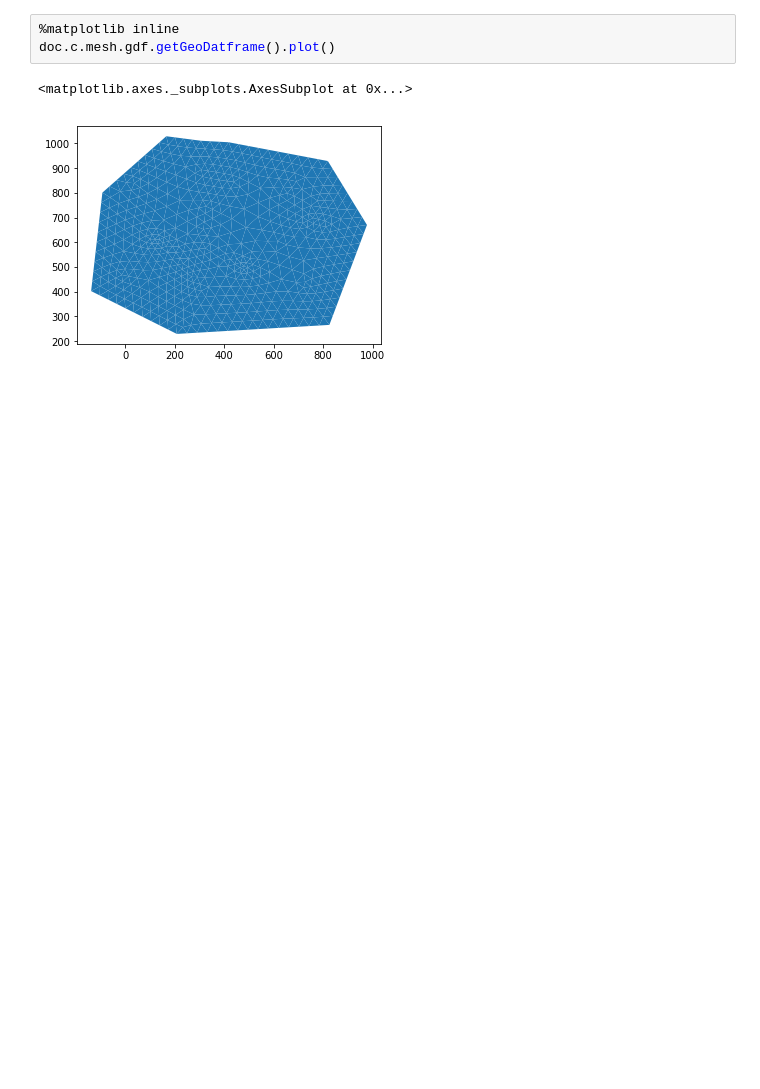
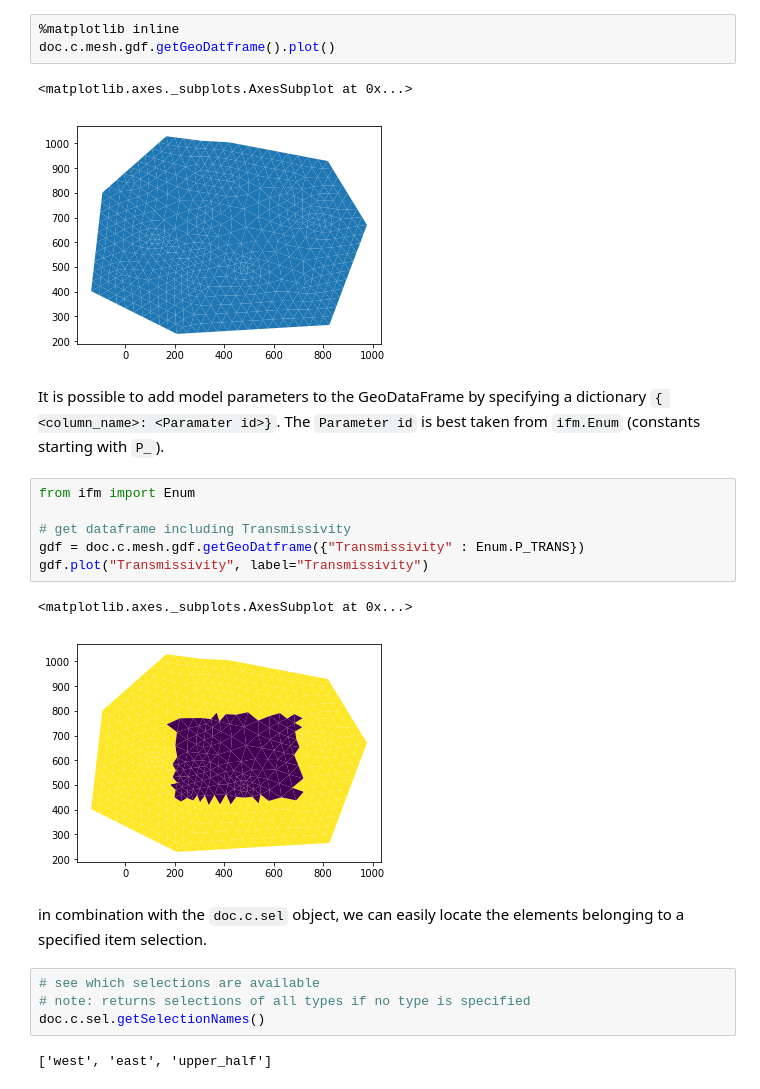
Before and after one commit to red5alex/ifm_contrib, a Jupyter notebook: doc/Notebooks/pandas-mesh-and-selections.ipynb, the cells around one changed output. Saved outputs shown, nothing was run; the diff lists cells and outputs as text; blank space fills up the shorter version.

Commit message:
added examples of mesh.gdf functionality to notebooks

```diff
--- a/doc/Notebooks/pandas-mesh-and-selections.ipynb
+++ b/doc/Notebooks/pandas-mesh-and-selections.ipynb
@@ -19,3 +18,22 @@ doc.c.mesh.gdf.getGeoDatframe().plot()
 # %% [output]
 <matplotlib.axes._subplots.AxesSubplot at 0x...>
 [figure]
+# %% [markdown]
+It is possible to add model parameters to the GeoDataFrame by specifying a dictionary `{ <column_name>: <Paramater id>}`. The `Parameter id` is best taken from `ifm.Enum` (constants starting with `P_`).
+# %%
+from ifm import Enum
+
+# get dataframe including Transmissivity
+gdf = doc.c.mesh.gdf.getGeoDatframe({"Transmissivity" : Enum.P_TRANS})
+gdf.plot("Transmissivity", label="Transmissivity")
+# %% [output]
+<matplotlib.axes._subplots.AxesSubplot at 0x...>
+[figure, added]
+# %% [markdown]
+in combination with the `doc.c.sel` object, we can easily locate the elements belonging to a specified item selection.
+# %%
+# see which selections are available
+# note: returns selections of all types if no type is specified
+doc.c.sel.getSelectionNames()
+# %% [output]
+['west', 'east', 'upper_half']
```
Also changed, not shown: parts of 2 cells of this notebook.
